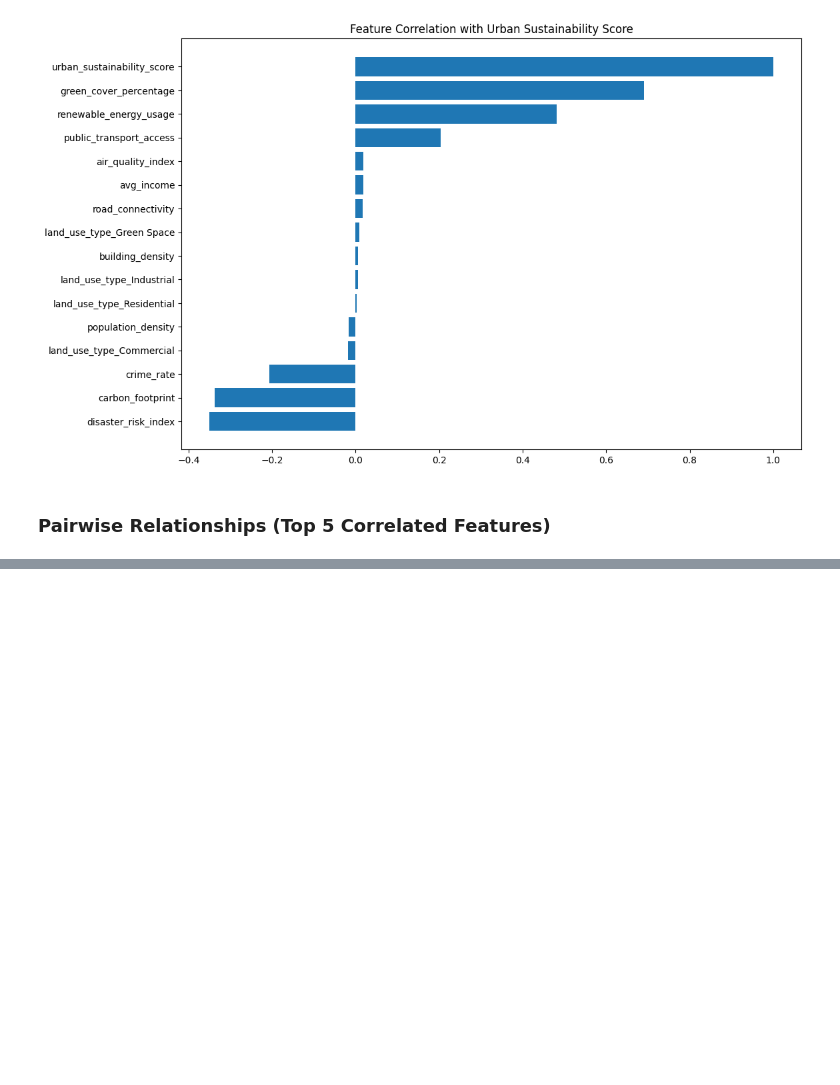
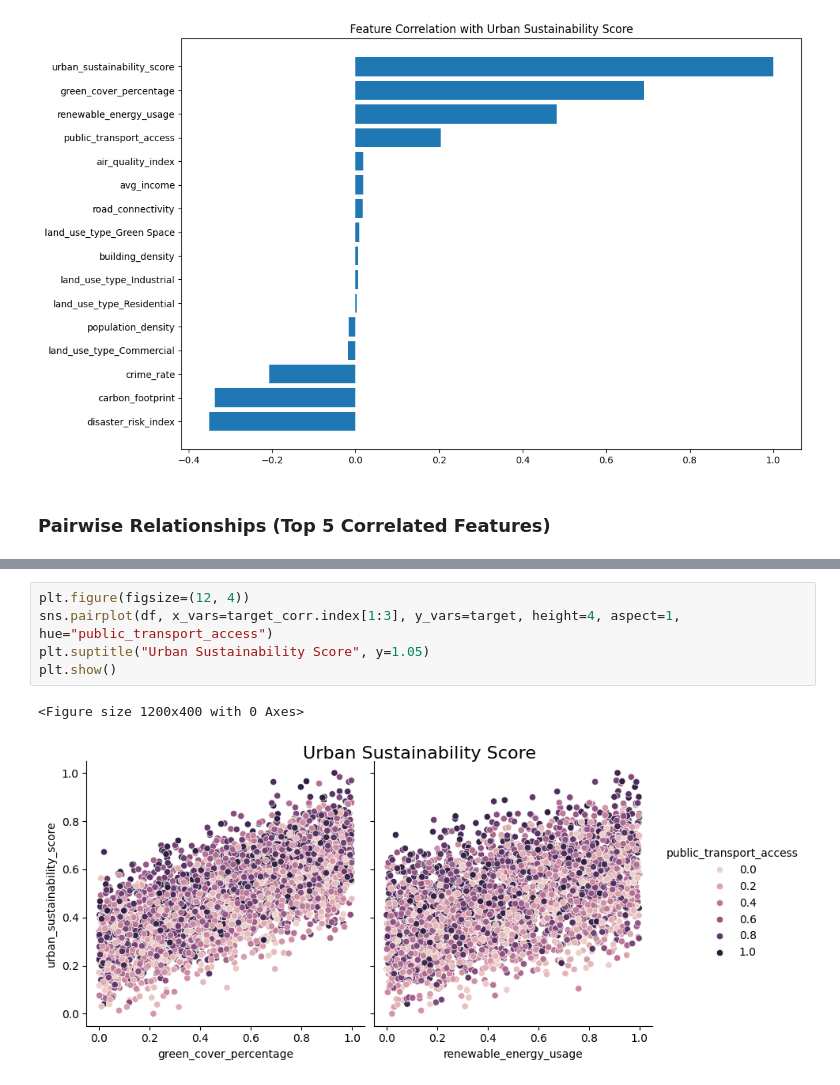
Before and after one commit to skokhan/FDDCitiesofTomorrow, a Jupyter notebook: Notebook/urban_planning_notebook.ipynb, the cells around one changed output, grey strips where cells are left out. Drawn from its saved outputs; the diff is of its cells as text; blank space fills up the shorter version.

```diff
--- a/Notebook/urban_planning_notebook.ipynb
+++ b/Notebook/urban_planning_notebook.ipynb
@@ -279,2 +284,10 @@ plt.show()
+# %%
+plt.figure(figsize=(12, 4))
+sns.pairplot(df, x_vars=target_corr.index[1:3], y_vars=target, height=4, aspect=1, hue="public_transport_access")
+plt.suptitle("Urban Sustainability Score", y=1.05)
+plt.show()
+# %% [output]
+<Figure size 1200x400 with 0 Axes>
+[figure, added]
 # %%
 plt.figure(figsize=(12, 6))
```
Also changed, not shown: parts of 3 cells of this notebook.
